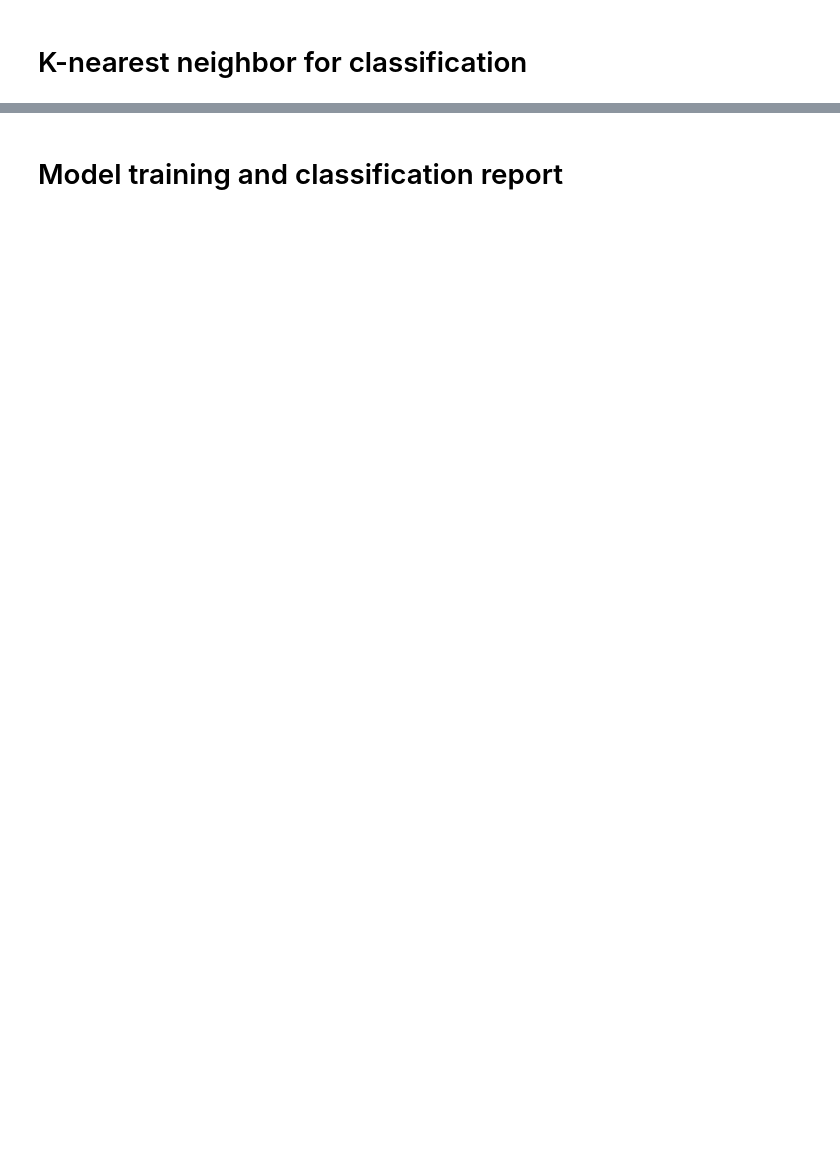
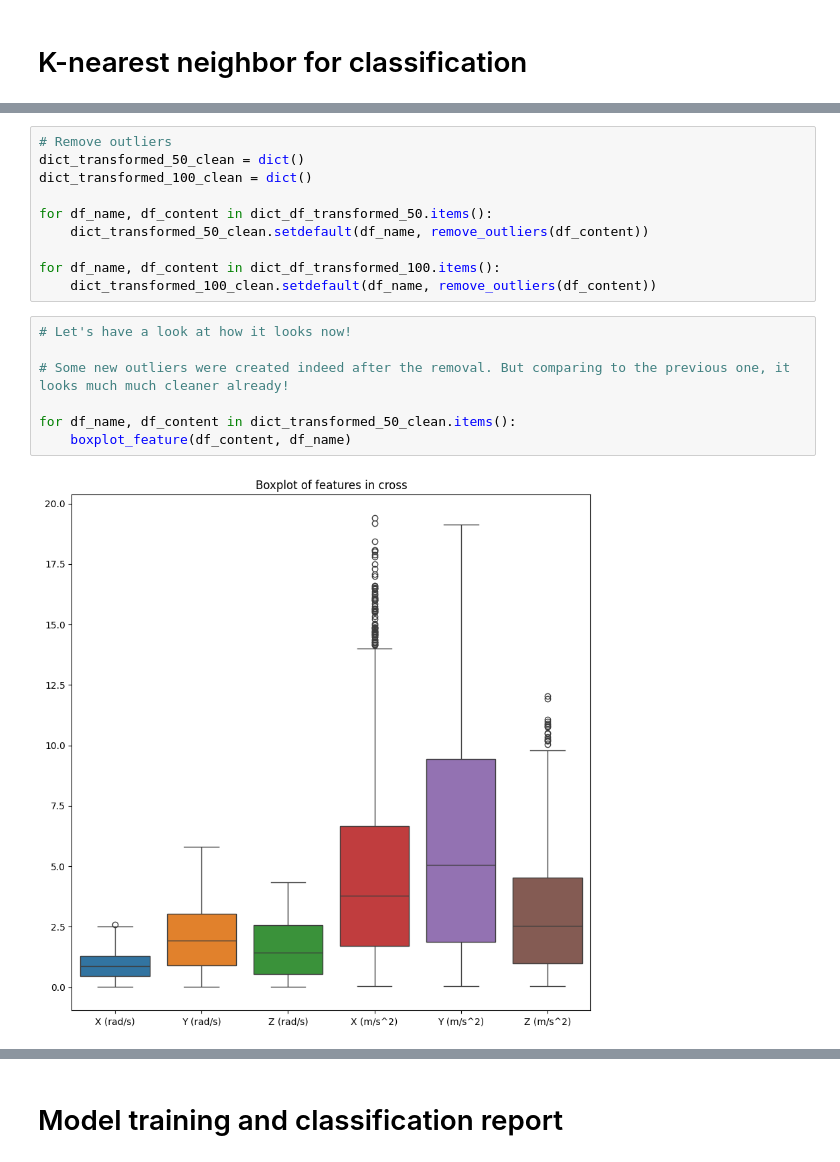
Before and after one commit to BruceLeo99/MLQS-VU-Project-Tyson, a Jupyter notebook: KNN.ipynb, the cells around one changed output, grey strips where cells are left out. Saved outputs shown, nothing was run; the diff lists cells and outputs as text; blank space fills up the shorter version.

```diff
--- a/KNN.ipynb
+++ b/KNN.ipynb
@@ -127,0 +518,19 @@ for df in dict_transformed_data.keys():
+# %%
+# Remove outliers
+dict_transformed_50_clean = dict()
+dict_transformed_100_clean = dict()
+
+for df_name, df_content in dict_df_transformed_50.items():
+    dict_transformed_50_clean.setdefault(df_name, remove_outliers(df_content))
+
+for df_name, df_content in dict_df_transformed_100.items():
+    dict_transformed_100_clean.setdefault(df_name, remove_outliers(df_content))
+# %%
+# Let's have a look at how it looks now!
+
+# Some new outliers were created indeed after the removal. But comparing to the previous one, it looks much much cleaner already!
+
+for df_name, df_content in dict_transformed_50_clean.items():
+    boxplot_feature(df_content, df_name)
+# %% [output]
+[figure, added]
```
Also changed, not shown: parts of 49 cells of this notebook, 5 other files.
